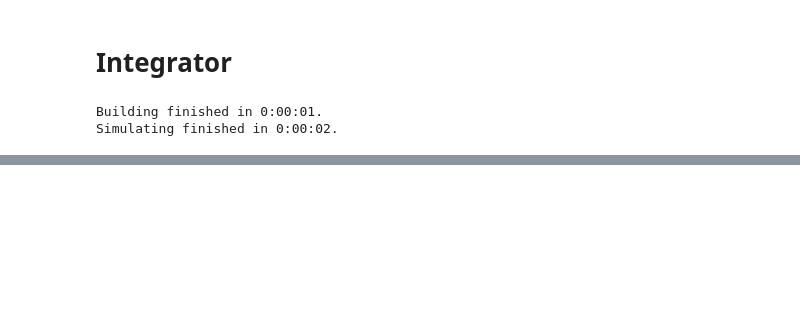
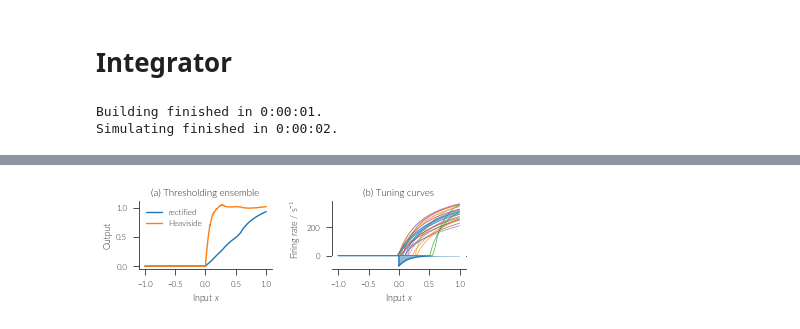
Before and after one commit to ctn-archive/cue-model, a Jupyter notebook: notebooks/PhD thesis plots/Basic networks.ipynb, the cells around one changed output, grey strips where cells are left out. Saved outputs shown, nothing was run; the diff lists cells and outputs as text; code cells hidden in the pictures; blank space fills up the shorter version.

```diff
--- a/notebooks/PhD thesis plots/Basic networks.ipynb
+++ b/notebooks/PhD thesis plots/Basic networks.ipynb
@@ -136,0 +149,20 @@ BuiltEnsemble(eval_points=array([[ -9.12286554e-01],
+# %%
+with nengo.Network(seed=1) as model:
+    with nengo.presets.ThresholdingEnsembles(0.):
+        ens = nengo.Ensemble(25, 1, neuron_type=nengo.LIFRate())
+
+    inp = nengo.Node(lambda t: t / 10. - 1.)
+    nengo.Connection(inp, ens, synapse=None)
+
+    rect = nengo.Node(size_in=1)
+    nengo.Connection(ens, rect, synapse=None, function=lambda x: x if x > 0. else 0.)
+
+    heavi = nengo.Node(size_in=1)
+    nengo.Connection(ens, heavi, synapse=None, function=lambda x: x > 0.)
+
+    p_inp = nengo.Probe(inp)
+    p_rect = nengo.Probe(rect)
+    p_heavi = nengo.Probe(heavi)
+# %%
+with nengo.Simulator(model) as sim:
+    sim.run(20.)
@@ -136,0 +175,37 @@ BuiltEnsemble(eval_points=array([[ -9.12286554e-01],
+# %%
+fig = plt.figure(figsize=(textwidth, 0.85 * row_height))
+
+gs = gridspec.GridSpec(1, 2)
+ax1 = fig.add_subplot(plt.Subplot(fig, gs[0]))
+ax1.plot(sim.data[p_inp], sim.data[p_rect], label='rectified')
+ax1.plot(sim.data[p_inp], sim.data[p_heavi], label='Heaviside')
+sns.despine(ax=ax1)
+ax1.set_title("(a) Thresholding ensemble")
+ax1.set_xlabel("Input $x$")
+ax1.set_ylabel("Output")
+ax1.legend(loc='best')
+
+gs_inner = gridspec.GridSpecFromSubplotSpec(2, 1, subplot_spec=gs[1], hspace=0., height_ratios=(4., 1.))
+ax2 = fig.add_subplot(plt.Subplot(fig, gs_inner[0]))
+ax2.plot(*tuning_curves(ens, sim), lw=.75, alpha=0.8);
+ax2.set_ylim(bottom=0.)
+sns.despine(ax=ax2)
+ax2.xaxis.set_visible(False)
+ax2.set_title("(b) Tuning curves")
+ax2.set_ylabel("Firing rate / $\mathrm{s}^{-1}$")
+
+ax3 = fig.add_subplot(plt.Subplot(fig, gs_inner[1], sharex=ax2))
+x = np.linspace(0., 1., 100)
+y = -1. / 0.15 * np.exp(-x / 0.15)
+x = np.concatenate(((-1., 0.), x))
+y = np.concatenate(((0., 0.), y))
+ax3.fill_between(x, y, alpha=0.5)
+ax3.plot(x, y)
+ax3.set_ylim(top=0., bottom=1.3 * np.min(y))
+sns.despine(ax=ax3, left=True)
+ax3.yaxis.set_visible(False)
+ax3.set_xlabel("Input $x$")
+
+fig.tight_layout()
+# %% [output]
+[figure, added]
```
Also changed, not shown: parts of 16 cells of this notebook, 11 other files.
